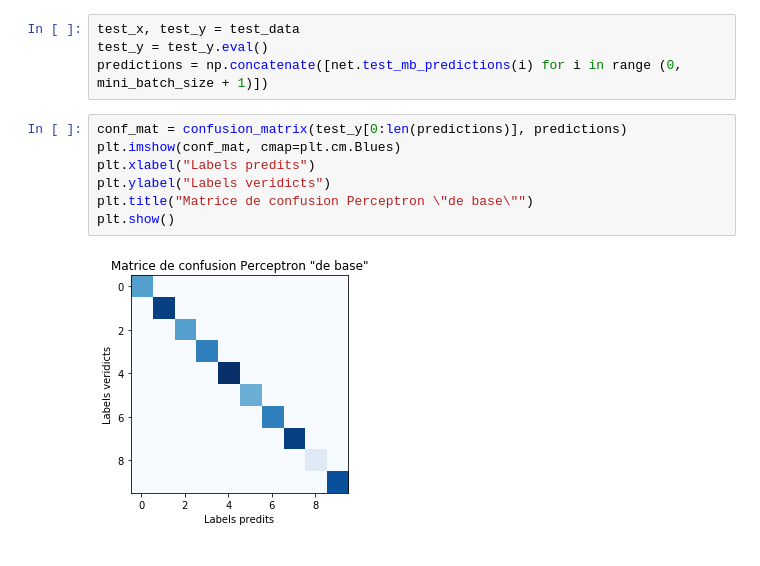
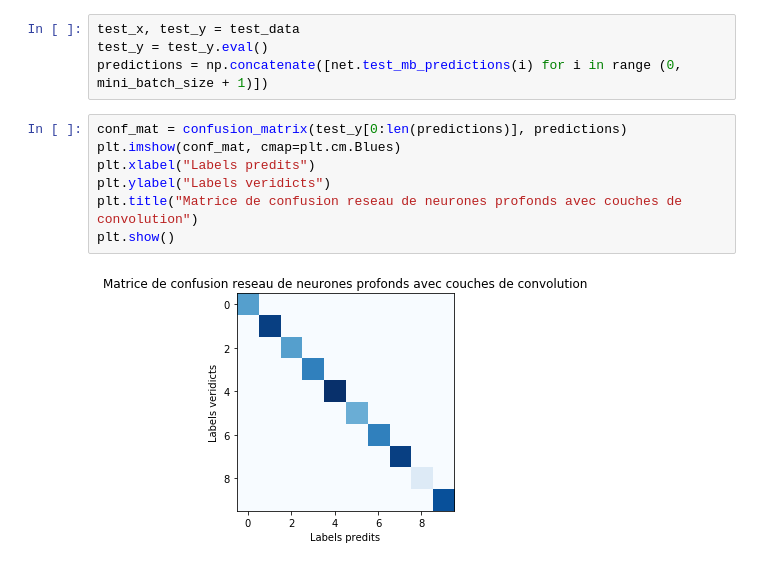
Before and after one commit to DaSilvaRemi/HandWritingNumberClassification, a Jupyter notebook: src/DaSilva_Bailleul_Classification_Nombres_Rapport_DeepLearning_E4FI.ipynb, the cells around one changed output. Cells and saved outputs as stored; diff of their text form.

```diff
--- a/src/DaSilva_Bailleul_Classification_Nombres_Rapport_DeepLearning_E4FI.ipynb
+++ b/src/DaSilva_Bailleul_Classification_Nombres_Rapport_DeepLearning_E4FI.ipynb
@@ -603,9 +606,9 @@ predictions = np.concatenate([net.test_mb_predictions(i) for i in range (0, mini
 # %%
 conf_mat = confusion_matrix(test_y[0:len(predictions)], predictions)
 plt.imshow(conf_mat, cmap=plt.cm.Blues)
 plt.xlabel("Labels predits")
 plt.ylabel("Labels veridicts")
-plt.title("Matrice de confusion Perceptron \"de base\"")
+plt.title("Matrice de confusion reseau de neurones profonds avec couches de convolution")
 plt.show()
 # %% [output]
-[figure, old version]
+[figure, new version]
```
Also changed, not shown: parts of 30 cells of this notebook, 2 other files.
